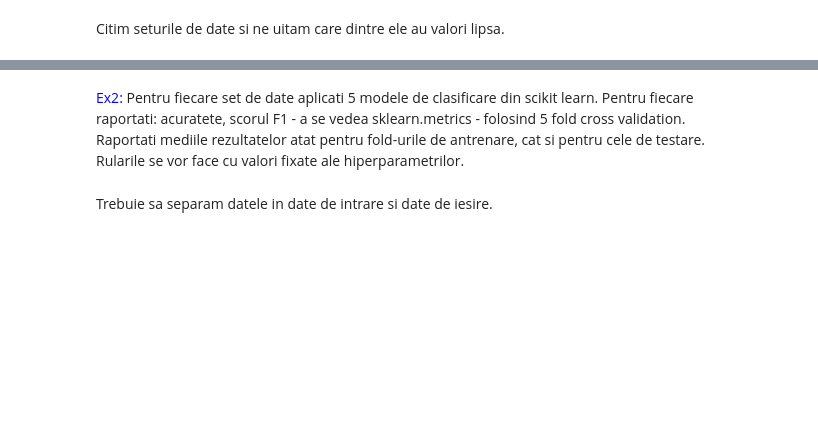
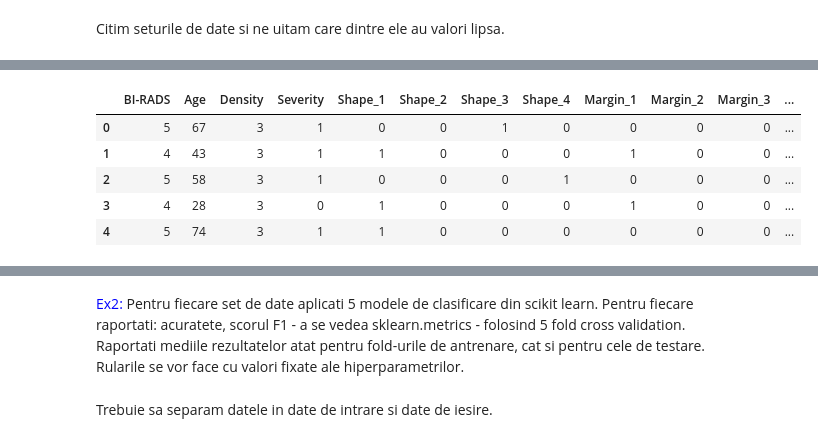
Before and after one commit to Bianca008/IDS_Lixandru_Pepene, a Jupyter notebook: Laborator6.ipynb, the cells around one changed output, grey strips where cells are left out. Cells and saved outputs as stored; diff of their text form; code cells hidden in the pictures; blank space fills up the shorter version.

```diff
--- a/Laborator6.ipynb
+++ b/Laborator6.ipynb
@@ -89,0 +120,6 @@ df_breast_cancer.head()
+# %%
+names_mammographics = ["BI-RADS","Age","Shape","Margin","Density","Severity"]
+
+df_mammographics = pd.read_csv('./data/mammographic/mammographic_masses.data', names=names_mammographics)
+
+df_mammographics.head()
@@ -89,0 +133,7 @@ df_breast_cancer.head()
+# %%
+'''Valorile din data frame care lipsesc sunt marcate cu '?'.
+Ca sa putem vedea cate valori lipsesc trebuie sa inlocuim
+toate valorile '?' cu valoarea nan. '''
+
+df_mammographics = df_mammographics.replace('?', np.nan)
+df_mammographics.info()
@@ -89,0 +154,7 @@ df_breast_cancer.head()
+# %%
+'''Exista mai multe metode prin care putem umple valorile lipsa
+am ales umplerea valorilor prin copierea ultimei valori cunoscute.'''
+
+df_mammographics = df_mammographics.fillna(method='ffill')
+
+df_mammographics.info()
@@ -89,0 +184,11 @@ df_breast_cancer.head()
+# %%
+df_mammographics = pd.get_dummies(df_mammographics, columns=["Shape", "Margin"])
+
+df_mammographics.head()
+# %% [output]
+|  | BI-RADS | Age | Density | Severity | Shape_1 | Shape_2 | Shape_3 | Shape_4 | Margin_1 | Margin_2 | Margin_3 | ... |
+| 0 | 5 | 67 | 3 | 1 | 0 | 0 | 1 | 0 | 0 | 0 | 0 | ... |
+| 1 | 4 | 43 | 3 | 1 | 1 | 0 | 0 | 0 | 1 | 0 | 0 | ... |
+| 2 | 5 | 58 | 3 | 1 | 0 | 0 | 0 | 1 | 0 | 0 | 0 | ... |
+| 3 | 4 | 28 | 3 | 0 | 1 | 0 | 0 | 0 | 1 | 0 | 0 | ... |
+| 4 | 5 | 74 | 3 | 1 | 1 | 0 | 0 | 0 | 0 | 0 | 0 | ... |
```
Also changed, not shown: parts of 86 cells of this notebook.
